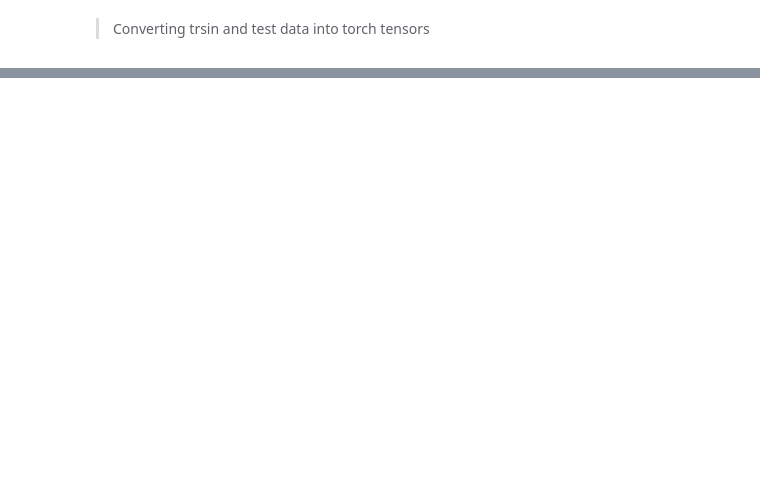
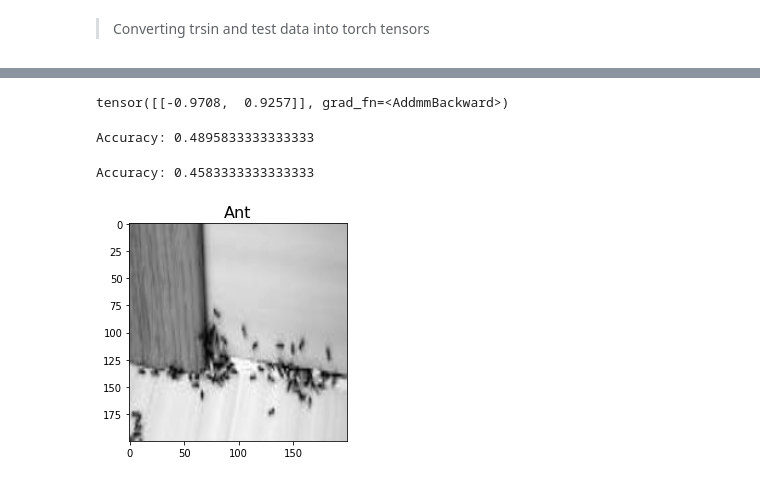
Before and after one commit to CrispenGari/pytorch-python, a Jupyter notebook: 04_Projects/01_Ants_vrs_Bees/03_Feed_Forward_NN.ipynb, the cells around one changed output, grey strips where cells are left out. Saved outputs shown, nothing was run; the diff lists cells and outputs as text; code cells hidden in the pictures; blank space fills up the shorter version.

Commit message:
ants-vrs-image-feed-forward-nn

```diff
--- a/04_Projects/01_Ants_vrs_Bees/03_Feed_Forward_NN.ipynb
+++ b/04_Projects/01_Ants_vrs_Bees/03_Feed_Forward_NN.ipynb
@@ -21,3 +21,5 @@ class Insect:
     ANTS_IMAGES_PATH = 'data/gray/ants'
 
 classes = {'bee': 0, 'ant' : 1}
+classes =dict([(i, j) for (j, i) in classes.items()])
+classes
@@ -62,7 +66,7 @@ in_features
 class Net(nn.Module):
     def __init__(self):
         super().__init__()
-        self.fc1 = nn.Linear(1 , 64)
+        self.fc1 = nn.Linear(200 * 200 , 64)
         self.fc2 = nn.Linear(64, 64)
         self.fc3 = nn.Linear(64, 32)
         self.fc4 = nn.Linear(32, 2)
@@ -71,7 +75,7 @@ class Net(nn.Module):
         X = F.relu(self.fc1(X))
         X = F.relu(self.fc2(X))
         X = F.relu(self.fc3(X))
-        X = F.log_softmax(self.fc4(X), dim=1)
+        X = self.fc4(X)
         return X
 
 net = Net()
@@ -116,2 +138,36 @@ RuntimeError: mat1 and mat2 shapes cannot be multiplied (5x40000 and 1x64)
 # %%
 net(X_test[0].view(-1, 200*200))
+# %% [output]
+tensor([[-0.9708,  0.9257]], grad_fn=<AddmmBackward>)
+# %%
+total, correct = 0, 0
+with torch.no_grad():
+    for i in range(len(X_test)):
+        correct_label = torch.argmax(y_test[i])
+        prediction = torch.argmax(net(X_test[i].view(-1,200 * 200))[0])
+
+        if prediction == correct_label:
+            correct+=1
+        total +=1
+    print(f"Accuracy: {correct/total}")
+# %% [output]
+Accuracy: 0.4895833333333333
+# %%
+total, correct = 0, 0
+with torch.no_grad():
+    for i in range(len(X_train)):
+        correct_label = torch.argmax(y_train[i])
+        prediction = torch.argmax(net(X_train[i].view(-1,200 * 200))[0])
+
+        if prediction == correct_label:
+            correct+=1
+        total +=1
+    print(f"Accuracy: {correct/total}")
+# %% [output]
+Accuracy: 0.4583333333333333
+# %%
+plt.imshow(X_test[17], cmap="gray")
+plt.title(classes[torch.argmax(net(X_test[17].view(-1, 200 * 200))).item()].title(), fontsize=16)
+plt.show()
+# %% [output]
+[figure, added]
```
Also changed, not shown: parts of 4 cells of this notebook.
